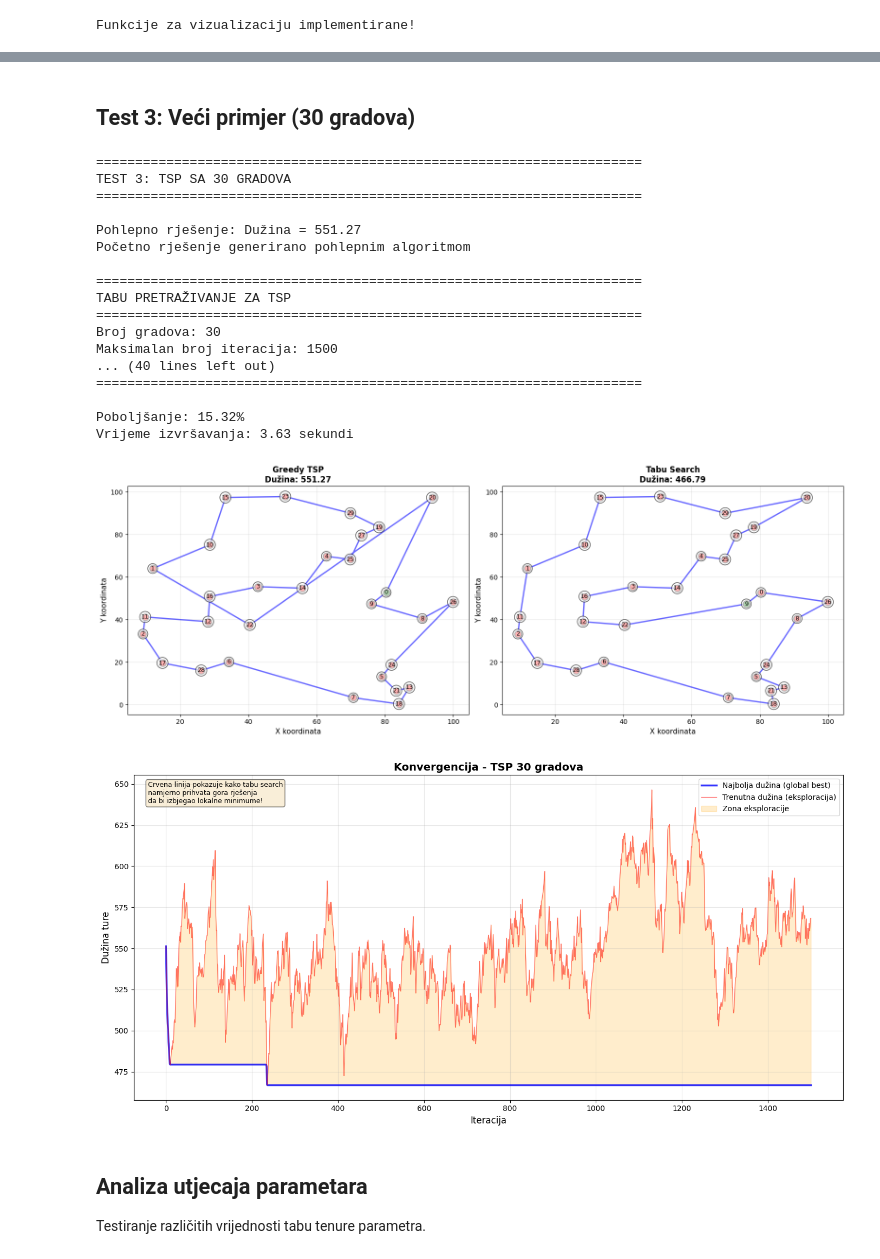
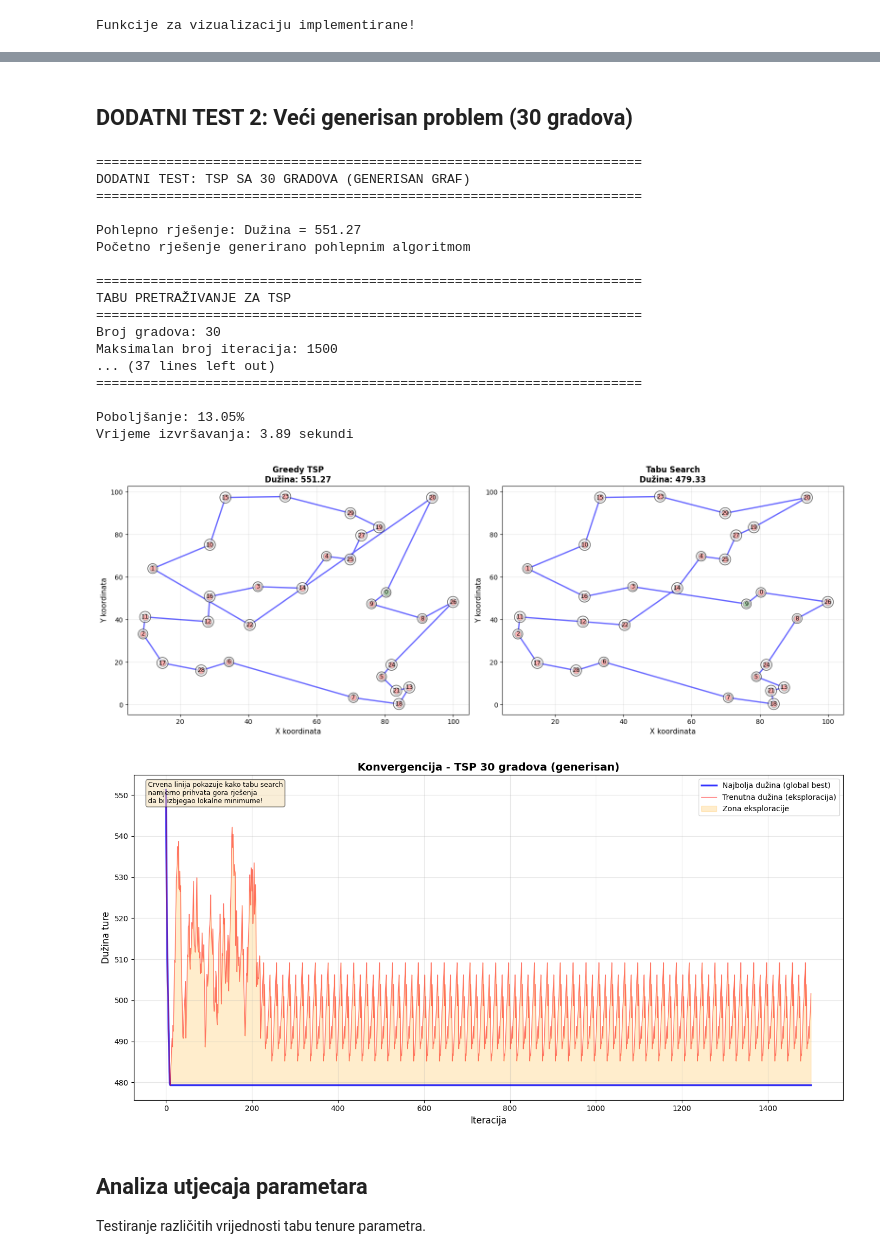
Before and after one commit to hhrnjic1/optimizacija_resursa_labovi, a Jupyter notebook: Lab10.ipynb, the cells around one changed output, grey strips where cells are left out. Saved outputs shown, nothing was run; the diff lists cells and outputs as text; code cells hidden in the pictures.

```diff
--- a/Lab10.ipynb
+++ b/Lab10.ipynb
@@ -692,12 +950,12 @@ plot_convergence(result_20['history'], result_20['current_history'],
 # %% [markdown]
-## Test 3: Veći primjer (30 gradova)
+## DODATNI TEST 2: Veći generisan problem (30 gradova)
 # %%
 # ============================================================================
-# TEST 3: VEĆI TSP (30 GRADOVA)
+# DODATNI TEST 2: VEĆI TSP (30 GRADOVA) - GENERISAN
 # ============================================================================
 
 print("\n" + "="*70)
-print("TEST 3: TSP SA 30 GRADOVA")
+print("DODATNI TEST: TSP SA 30 GRADOVA (GENERISAN GRAF)")
 print("="*70)
 
 n_cities = 30
@@ -714,7 +972,7 @@ start_time = time.time()
 result_30 = tabu_search_tsp(
     distance_matrix=dist_matrix_30,
     max_iterations=1500,
-    tabu_tenure=30,
+    tabu_tenure=15,
     verbose=True
 )
 elapsed_time = time.time() - start_time
@@ -724,7 +982,7 @@ print(f"\nPoboljšanje: {improvement:.2f}%")
 print(f"Vrijeme izvršavanja: {elapsed_time:.2f} sekundi")
 # %% [output]
 ======================================================================
-TEST 3: TSP SA 30 GRADOVA
+DODATNI TEST: TSP SA 30 GRADOVA (GENERISAN GRAF)
 ======================================================================
 
 Pohlepno rješenje: Dužina = 551.27
@@ -735,24 +993,24 @@ TABU PRETRAŽIVANJE ZA TSP
 ======================================================================
 Broj gradova: 30
 Maksimalan broj iteracija: 1500
-... (40 lines left out)
+... (37 lines left out)
 ======================================================================
 
-Poboljšanje: 15.32%
-Vrijeme izvršavanja: 3.63 sekundi
+Poboljšanje: 13.05%
+Vrijeme izvršavanja: 3.89 sekundi
 # %%
-# Vizualizacija
+# Vizualizacija za dodatne generisane testove
 compare_tours(coords_30, [
     {'tour': greedy_tour_30, 'length': greedy_length_30, 'title': 'Greedy TSP'},
     {'tour': result_30['best_tour'], 'length': result_30['best_length'], 'title': 'Tabu Search'}
 ])
 
 # Konvergencija sa trenutnom historijom
 plot_convergence(result_30['history'], result_30['current_history'],
-                 "Konvergencija - TSP 30 gradova")
+                 "Konvergencija - TSP 30 gradova (generisan)")
 # %% [output]
-[figure, old version]
+[figure, new version]
-[figure, old version]
+[figure, new version]
 # %% [markdown]
 ## Analiza utjecaja parametara
 
```
Also changed, not shown: parts of 11 cells of this notebook, 1 other file.
